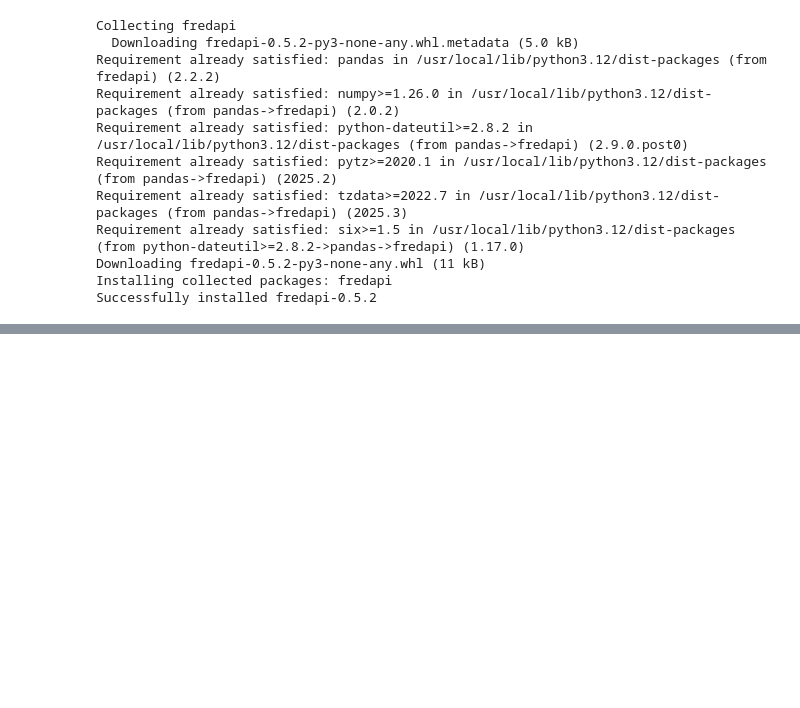
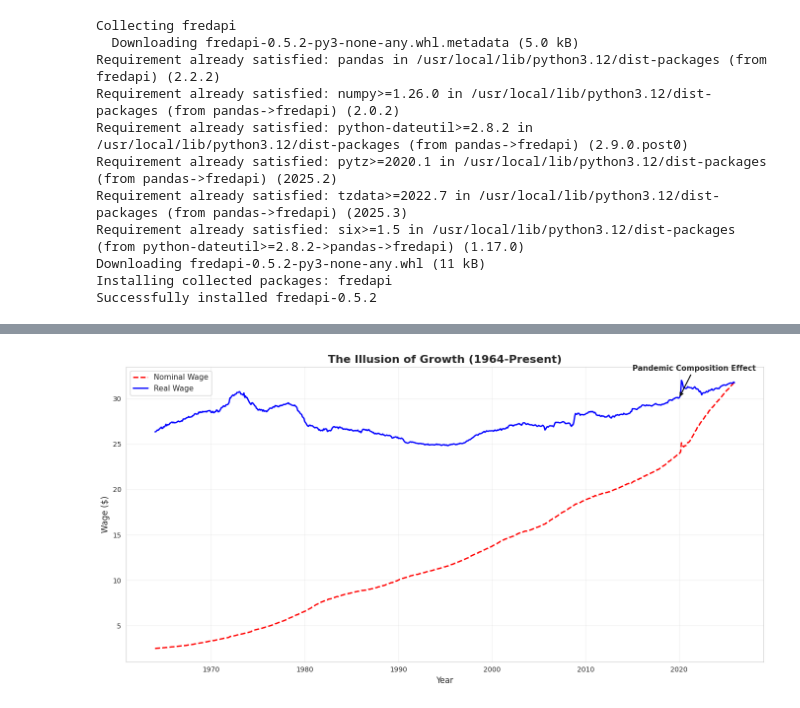
Before and after one commit to aydanali/ECON3916-Stats-and-ML, a Jupyter notebook: Lab2/Lab2_StatsML.ipynb, the cells around one changed output, grey strips where cells are left out. Saved outputs shown, nothing was run; the diff lists cells and outputs as text; code cells hidden in the pictures; blank space fills up the shorter version.

```diff
--- a/Lab2/Lab2_StatsML.ipynb
+++ b/Lab2/Lab2_StatsML.ipynb
@@ -54,0 +142,43 @@ Fetching data from FRED...
+# %%
+import matplotlib.pyplot as plt
+
+# Create the figure and axis
+fig, ax = plt.subplots(figsize=(14, 7))
+
+# Plot both wage series
+ax.plot(df.index, df['Nominal_Wage'],
+        color='red',
+        linestyle='--',
+        linewidth=2,
+        label='Nominal Wage')
+
+ax.plot(df.index, df['Real_Wage'],
+        color='blue',
+        linewidth=2,
+        label='Real Wage')
+
+# Add title and labels
+ax.set_title('The Illusion of Growth (1964-Present)',
+             fontsize=16,
+             fontweight='bold')
+ax.set_xlabel('Year', fontsize=12)
+ax.set_ylabel('Wage ($)', fontsize=12)
+
+# Add annotation for 2020 pandemic spike
+ax.annotate('Pandemic Composition Effect',
+            xy=(df.loc['2020'].index[0], df.loc['2020', 'Real_Wage'].values[0]),
+            xytext=(df.loc['2015'].index[0], df.loc['2020', 'Real_Wage'].values[0] * 1.1),
+            arrowprops=dict(arrowstyle='->',
+                          color='black',
+                          lw=1.5),
+            fontsize=11,
+            fontweight='bold')
+
+# Add legend and grid
+ax.legend(loc='best', fontsize=11)
+ax.grid(True, alpha=0.3)
+
+plt.tight_layout()
+plt.show()
+# %% [output]
+[figure, added]
```
Also changed, not shown: parts of 5 cells of this notebook.
